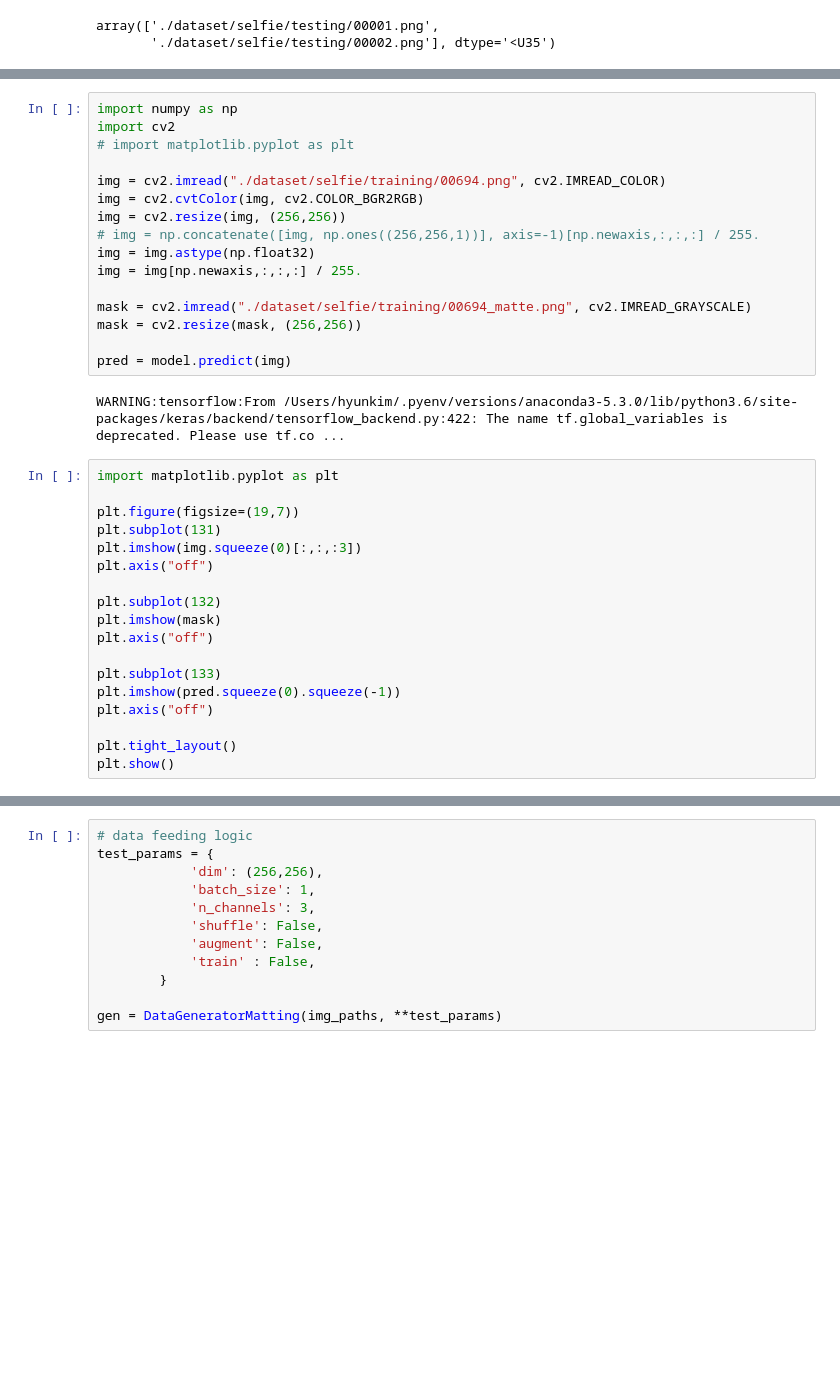
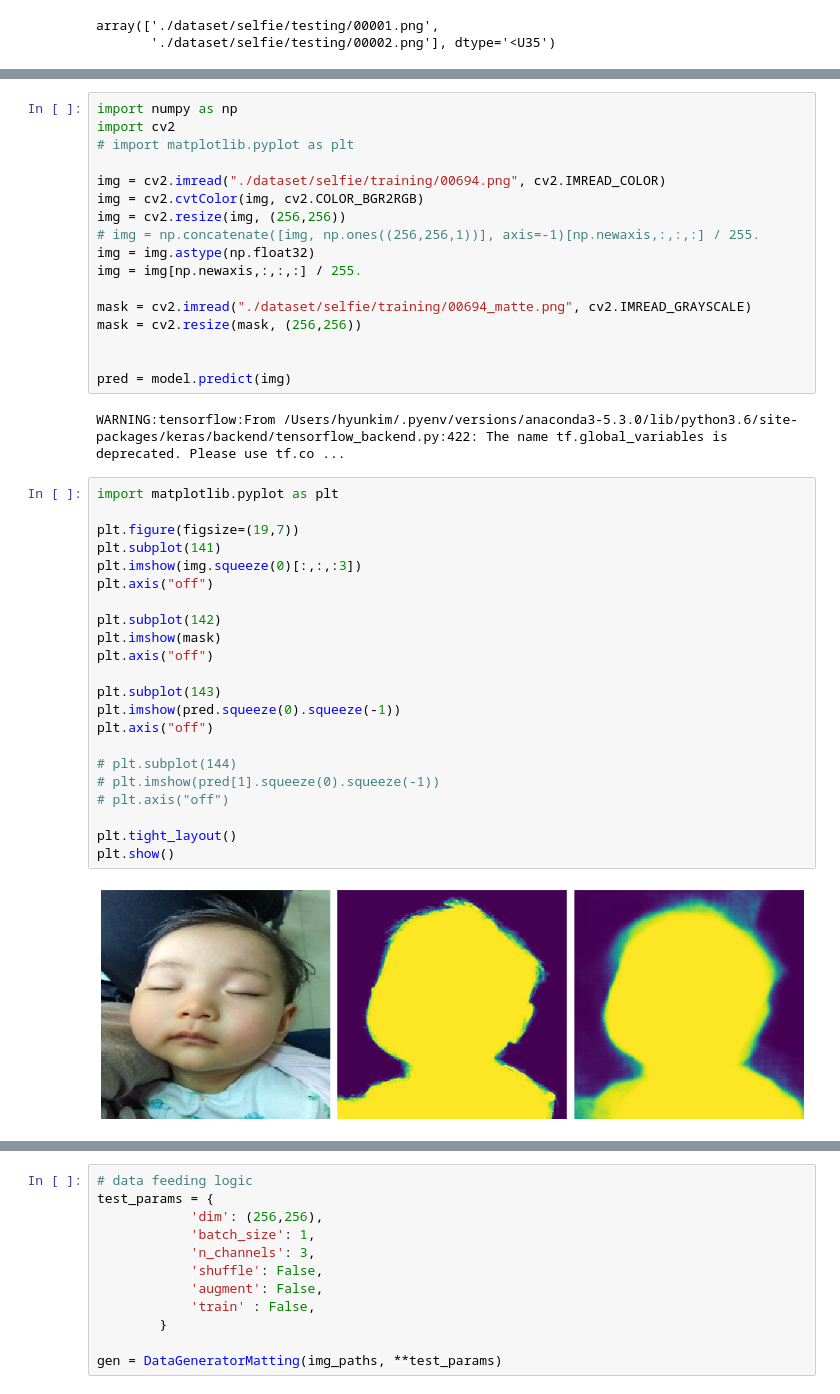
Before and after one commit to minus31/Portrait-segmentation, a Jupyter notebook: Model_output_EDA.ipynb, the cells around one changed output, grey strips where cells are left out. Saved outputs shown, nothing was run; the diff lists cells and outputs as text; blank space fills up the shorter version.

```diff
--- a/Model_output_EDA.ipynb
+++ b/Model_output_EDA.ipynb
@@ -73,27 +75,34 @@ img = img[np.newaxis,:,:,:] / 255.
 mask = cv2.imread("./dataset/selfie/training/00694_matte.png", cv2.IMREAD_GRAYSCALE)
 mask = cv2.resize(mask, (256,256))
 
+
 pred = model.predict(img)
 # %% [output]
 WARNING:tensorflow:From /Users/hyunkim/.pyenv/versions/anaconda3-5.3.0/lib/python3.6/site-packages/keras/backend/tensorflow_backend.py:422: The name tf.global_variables is deprecated. Please use tf.co ...
 # %%
 import matplotlib.pyplot as plt
 
 plt.figure(figsize=(19,7))
-plt.subplot(131)
+plt.subplot(141)
 plt.imshow(img.squeeze(0)[:,:,:3])
 plt.axis("off")
 
-plt.subplot(132)
+plt.subplot(142)
 plt.imshow(mask)
 plt.axis("off")
 
-plt.subplot(133)
+plt.subplot(143)
 plt.imshow(pred.squeeze(0).squeeze(-1))
 plt.axis("off")
 
+# plt.subplot(144)
+# plt.imshow(pred[1].squeeze(0).squeeze(-1))
+# plt.axis("off")
+
 plt.tight_layout()
 plt.show()
+# %% [output]
+[figure, added]
 # %%
 import numpy as np
 import cv2
```
Also changed, not shown: parts of 8 cells of this notebook, 7 other files.
